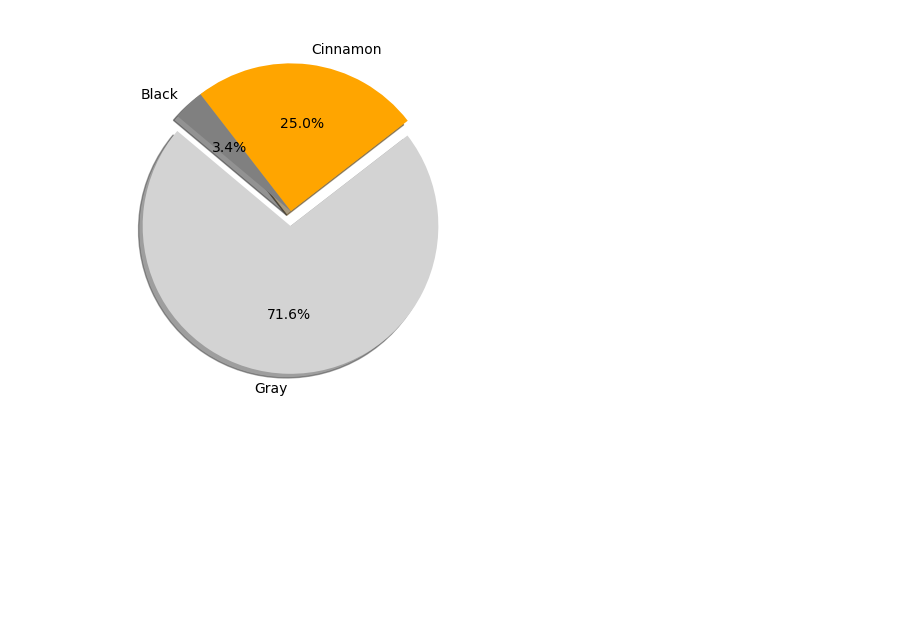
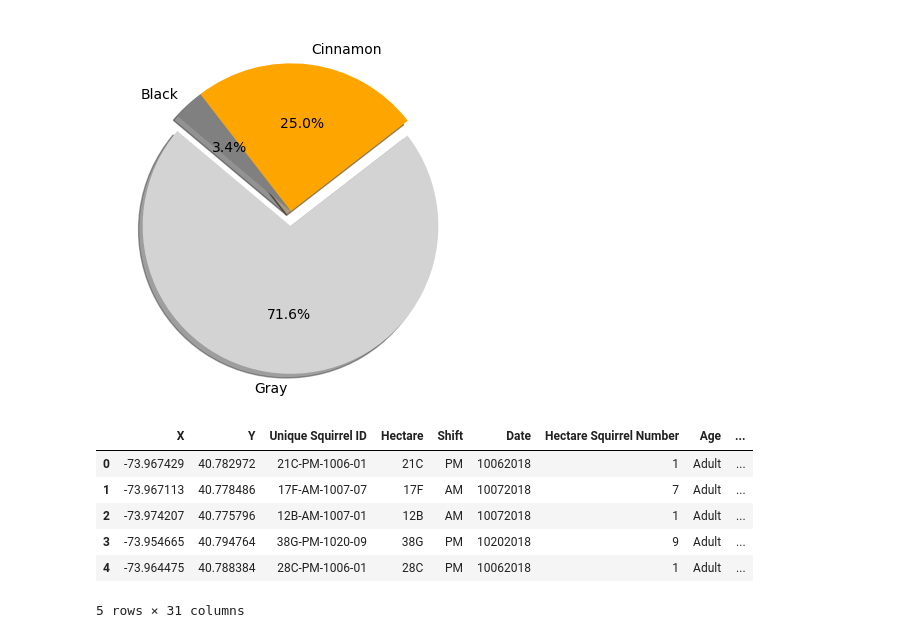
Before and after one commit to brown016340/Project-1, a Jupyter notebook: SquirrelBehaviorGraphs.ipynb, the cells around one changed output. Saved outputs shown, nothing was run; the diff lists cells and outputs as text; code cells hidden in the pictures; blank space fills up the shorter version.

```diff
--- a/SquirrelBehaviorGraphs.ipynb
+++ b/SquirrelBehaviorGraphs.ipynb
@@ -88,5 +88,20 @@ plt.show()
 # %% [output]
 [figure]
 # %%
-# Make the map
+# Narrow down DF to rows where a given behavior is True
+# In this case, lets narrow it to where Tail Flags is True
+flags = squirrel_df[squirrel_df["Tail flags"] == True]
+
+# Reset Index
+flags = flags.reset_index(drop=True)
+
+flags.head()
+# %% [output]
+|  | X | Y | Unique Squirrel ID | Hectare | Shift | Date | Hectare Squirrel Number | Age | ... |
+| 0 | -73.967429 | 40.782972 | 21C-PM-1006-01 | 21C | PM | 10062018 | 1 | Adult | ... |
+| 1 | -73.967113 | 40.778486 | 17F-AM-1007-07 | 17F | AM | 10072018 | 7 | Adult | ... |
+| 2 | -73.974207 | 40.775796 | 12B-AM-1007-01 | 12B | AM | 10072018 | 1 | Adult | ... |
+| 3 | -73.954665 | 40.794764 | 38G-PM-1020-09 | 38G | PM | 10202018 | 9 | Adult | ... |
+| 4 | -73.964475 | 40.788384 | 28C-PM-1006-01 | 28C | PM | 10062018 | 1 | Adult | ... |
+5 rows × 31 columns
 # %%
```
Also changed, not shown: parts of 6 cells of this notebook, 1 other file.
